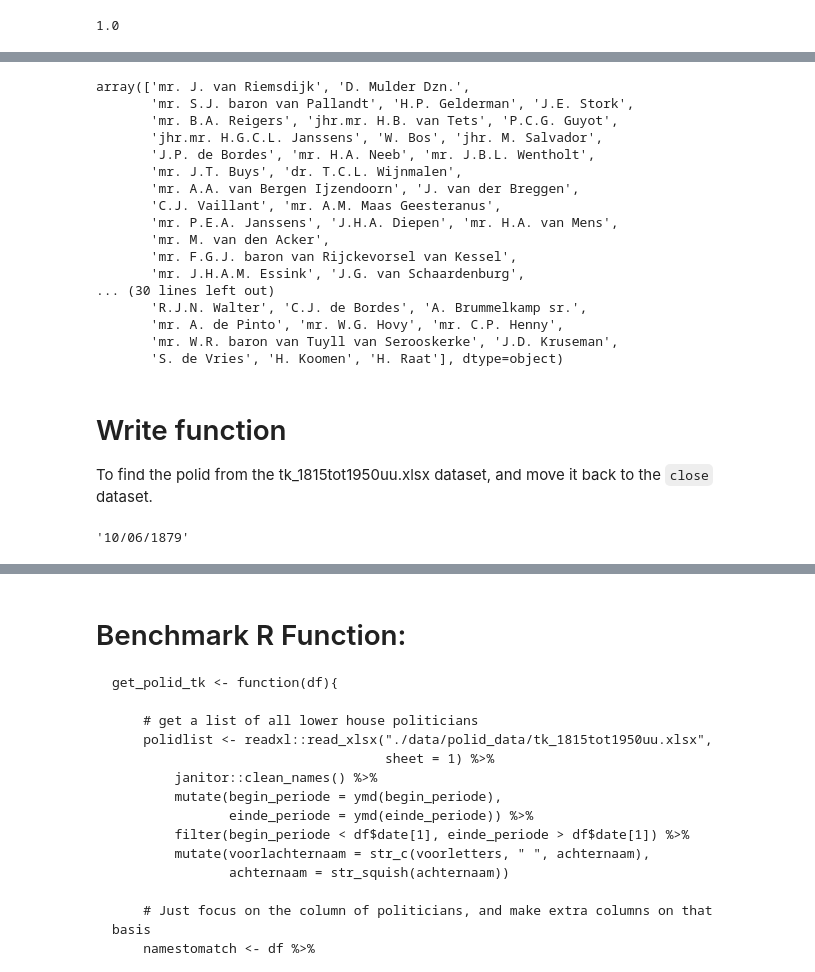
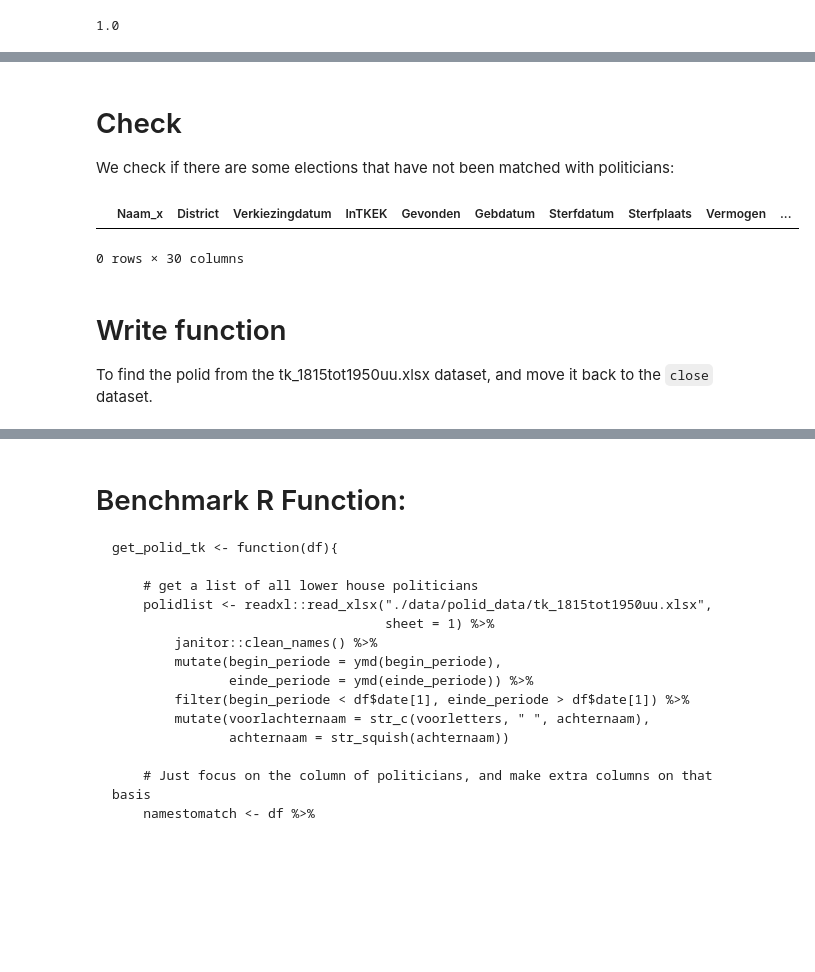
Before and after one commit to basm92/Polrents, a Jupyter notebook: Code/data_to_analysis_matched.ipynb, the cells around one changed output, grey strips where cells are left out. Cells and saved outputs as stored; diff of their text form; code cells hidden in the pictures; blank space fills up the shorter version.

```diff
--- a/Code/data_to_analysis_matched.ipynb
+++ b/Code/data_to_analysis_matched.ipynb
@@ -164,28 +168,13 @@ NameError: name 'allwinners_df' is not defined
-# %%
-close['Naam_x'].unique()
-# %% [output]
-array(['mr. J. van Riemsdijk', 'D. Mulder Dzn.',
-       'mr. S.J. baron van Pallandt', 'H.P. Gelderman', 'J.E. Stork',
-       'mr. B.A. Reigers', 'jhr.mr. H.B. van Tets', 'P.C.G. Guyot',
-       'jhr.mr. H.G.C.L. Janssens', 'W. Bos', 'jhr. M. Salvador',
-       'J.P. de Bordes', 'mr. H.A. Neeb', 'mr. J.B.L. Wentholt',
-       'mr. J.T. Buys', 'dr. T.C.L. Wijnmalen',
-       'mr. A.A. van Bergen Ijzendoorn', 'J. van der Breggen',
-       'C.J. Vaillant', 'mr. A.M. Maas Geesteranus',
-       'mr. P.E.A. Janssens', 'J.H.A. Diepen', 'mr. H.A. van Mens',
-       'mr. M. van den Acker',
-       'mr. F.G.J. baron van Rijckevorsel van Kessel',
-       'mr. J.H.A.M. Essink', 'J.G. van Schaardenburg',
-... (30 lines left out)
-       'R.J.N. Walter', 'C.J. de Bordes', 'A. Brummelkamp sr.',
-       'mr. A. de Pinto', 'mr. W.G. Hovy', 'mr. C.P. Henny',
-       'mr. W.R. baron van Tuyll van Serooskerke', 'J.D. Kruseman',
-       'S. de Vries', 'H. Koomen', 'H. Raat'], dtype=object)
+# %% [markdown]
+# Check
+
+We check if there are some elections that have not been matched with politicians:
+# %%
+close[close['Naam_y'] == None]
+# %% [output]
+|  | Naam_x | District | Verkiezingdatum | InTKEK | Gevonden | Gebdatum | Sterfdatum | Sterfplaats | Vermogen | ... |
+0 rows × 30 columns
 # %% [markdown]
 # Write function
 
 To find the polid from the tk_1815tot1950uu.xlsx dataset, and move it back to the `close` dataset.
-# %%
-close.loc[2, 'Verkiezingdatum']
-# %% [output]
-'10/06/1879'
```
Also changed, not shown: parts of 6 cells of this notebook.
